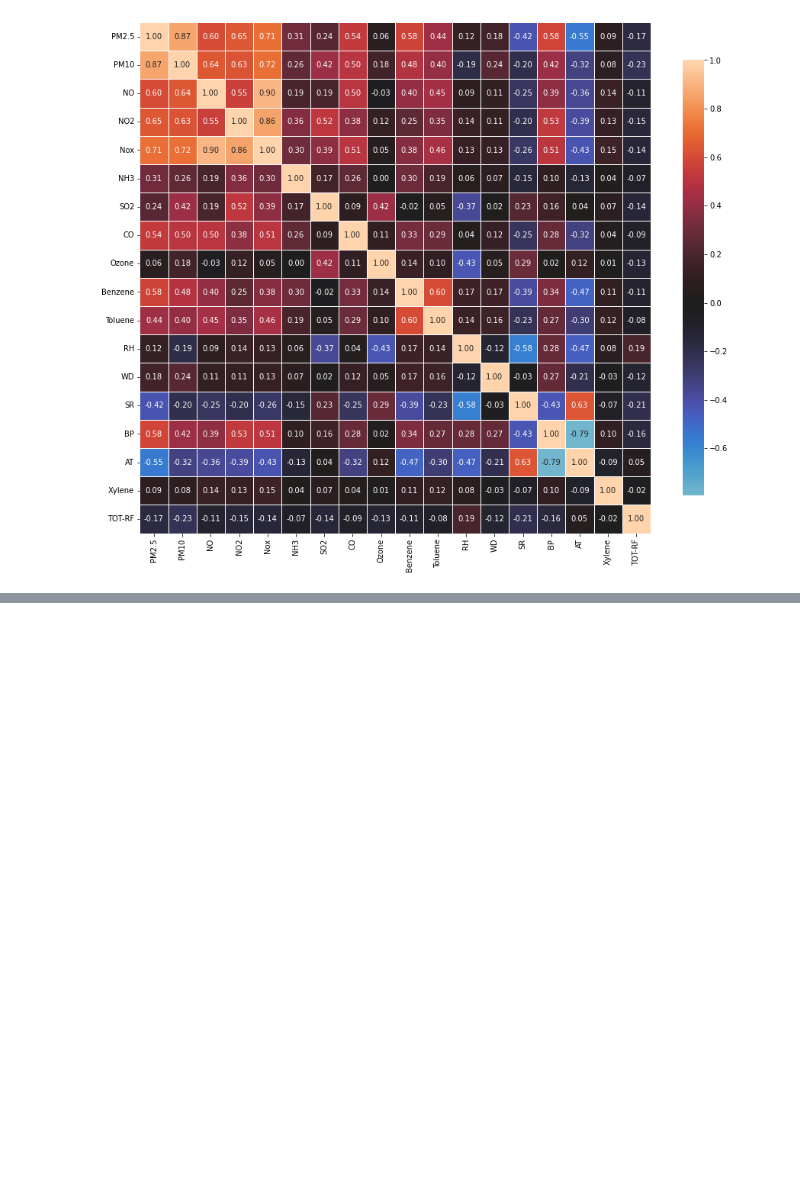
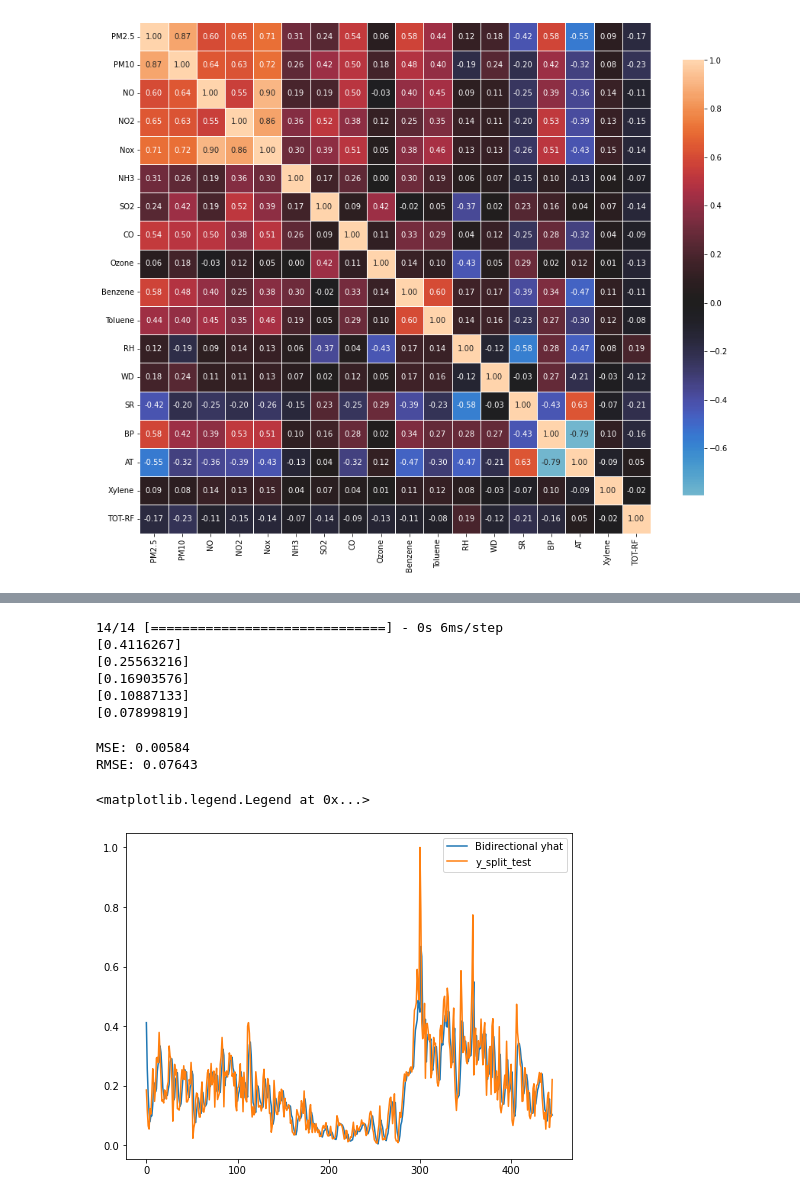
Before and after one commit to TheNobody-12/Ozone-Prediction-AIProject, a Jupyter notebook: LSTMModelTraining.ipynb, the cells around one changed output, grey strips where cells are left out. Cells and saved outputs as stored; diff of their text form; code cells hidden in the pictures; blank space fills up the shorter version.

Commit message:
Bidirectional LSTM

```diff
--- a/LSTMModelTraining.ipynb
+++ b/LSTMModelTraining.ipynb
@@ -348,0 +351,14 @@ plt.show();
+# %%
+from keras.layers import Bidirectional, LSTM, Dense
+from keras.models import Sequential
+
+# define model
+B_model = Sequential()
+B_model.add(Bidirectional(LSTM(50, activation='relu', input_shape=(n_steps, n_features))))
+B_model.add(Dense(1))
+
+# compile model
+B_model.compile(optimizer='adam', loss='mse', metrics=['accuracy'])
+
+# fit model
+B_model.fit(X_split_train, y_split_train, epochs=50, batch_size=32, validation_data=(X_split_test, y_split_test))
@@ -348,0 +384,28 @@ plt.show();
+# %%
+B_yhat = model.predict(X_split_test)
+for i in range(5):
+    print(B_yhat[i])
+# %% [output]
+14/14 [==============================] - 0s 6ms/step
+[0.4116267]
+[0.25563216]
+[0.16903576]
+[0.10887133]
+[0.07899819]
+# %%
+from math import sqrt
+mse = mean_squared_error(y_split_test, B_yhat)
+print('MSE: %.5f' % mse)
+rmse = sqrt(mse)
+print('RMSE: %.5f' % rmse)
+# %% [output]
+MSE: 0.00584
+RMSE: 0.07643
+# %%
+# plot yhat and y_split_test
+plt.plot(B_yhat, label='Bidirectional yhat')
+plt.plot(y_split_test, label='y_split_test')
+plt.legend()
+# %% [output]
+<matplotlib.legend.Legend at 0x...>
+[figure, added]
```
Also changed, not shown: parts of 9 cells of this notebook.
